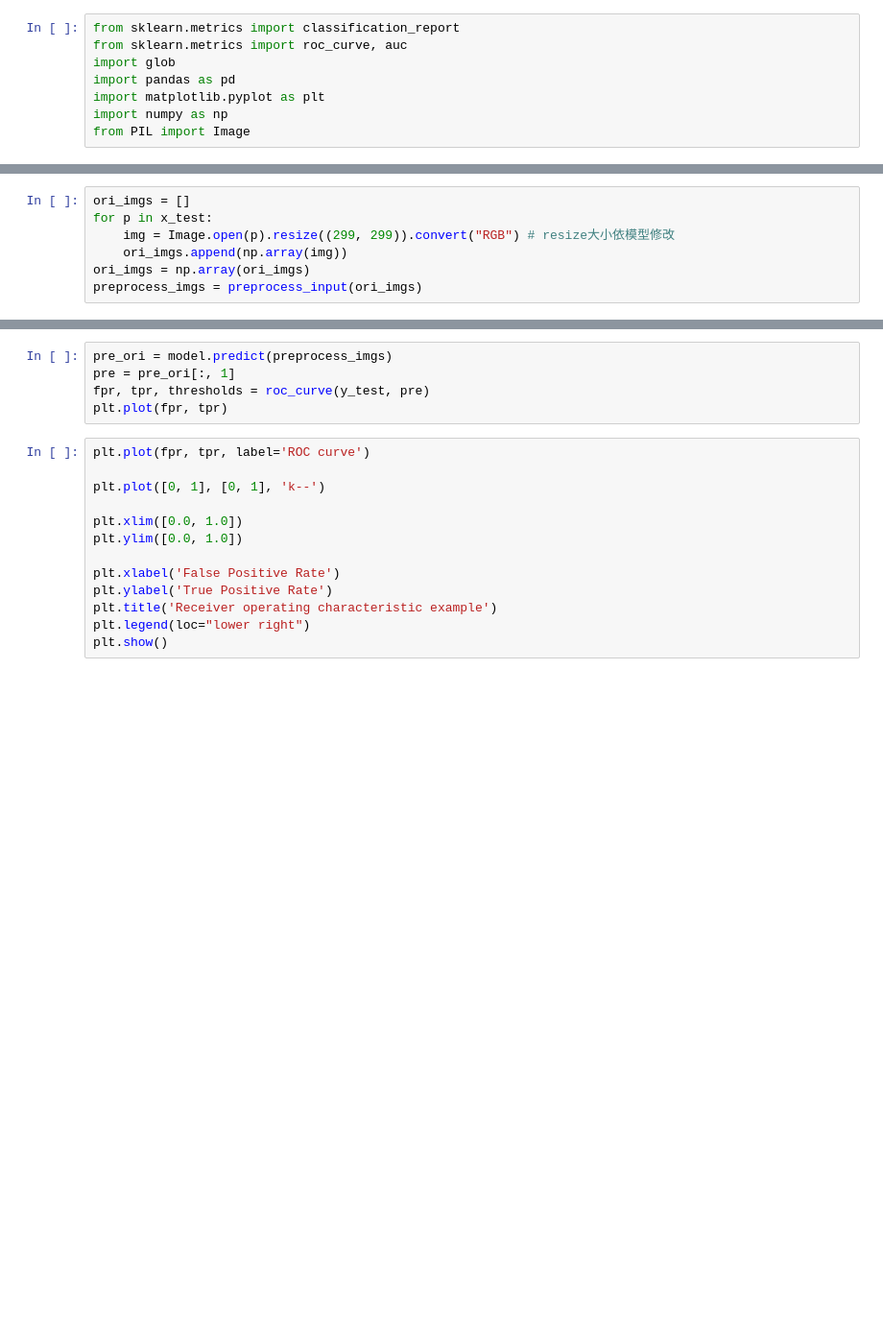
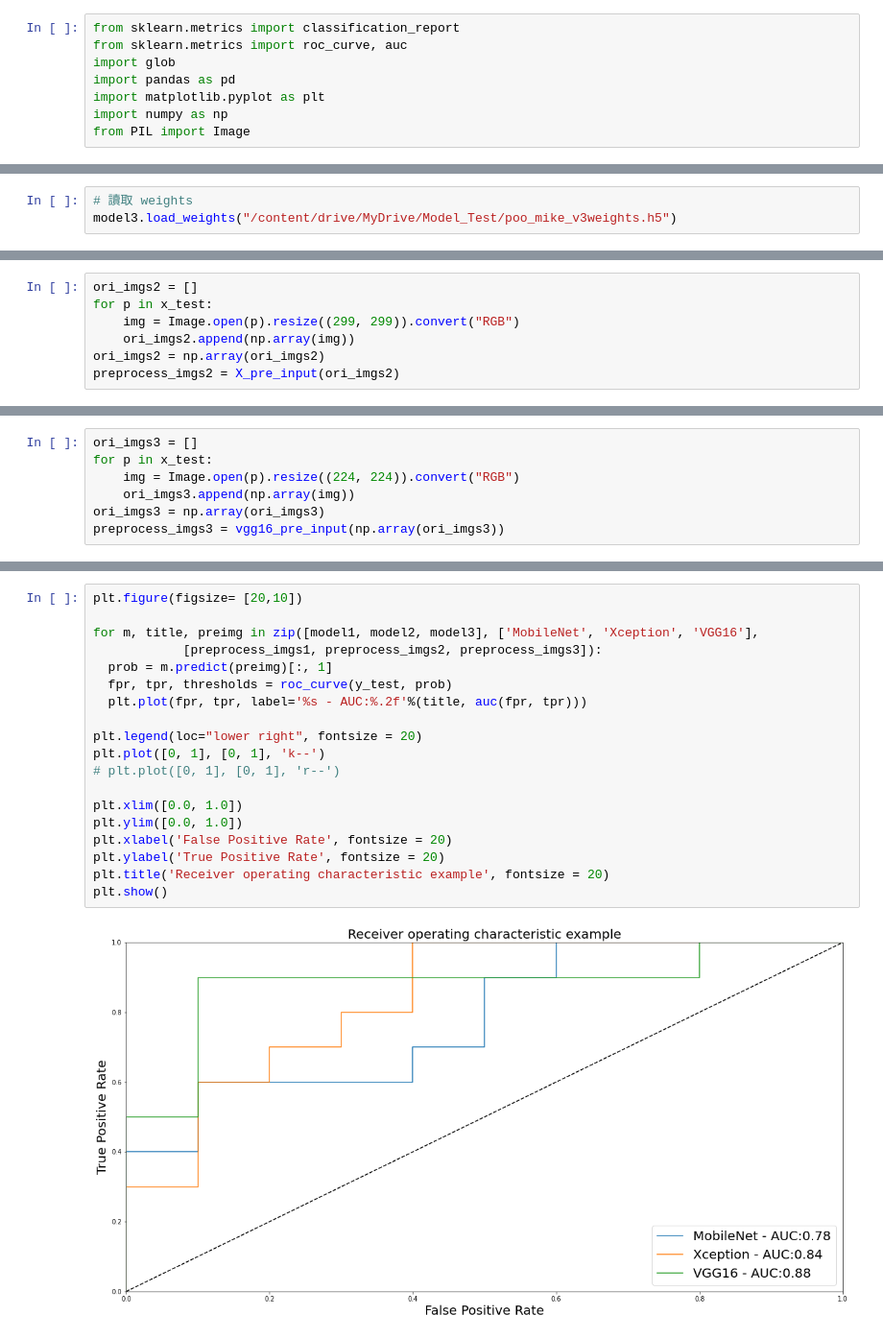
Before and after one commit to JunEden/Tensorflow, a Jupyter notebook: 「圖形呈現_ipynb」的副本.ipynb, the cells around one changed output, grey strips where cells are left out. Shown at 96% size. Cells and saved outputs as stored; diff of their text form; blank space fills up the shorter version.

```diff
--- a/「圖形呈現_ipynb」的副本.ipynb
+++ b/「圖形呈現_ipynb」的副本.ipynb
@@ -10,0 +86,3 @@ from PIL import Image
+# %%
+# 讀取 weights
+model3.load_weights("/content/drive/MyDrive/Model_Test/poo_mike_v3weights.h5")
@@ -11,7 +120,7 @@ from PIL import Image
 # %%
-ori_imgs = []
+ori_imgs2 = []
 for p in x_test:
-    img = Image.open(p).resize((299, 299)).convert("RGB") # resize大小依模型修改
-    ori_imgs.append(np.array(img))
-ori_imgs = np.array(ori_imgs)
-preprocess_imgs = preprocess_input(ori_imgs)
+    img = Image.open(p).resize((299, 299)).convert("RGB")
+    ori_imgs2.append(np.array(img))
+ori_imgs2 = np.array(ori_imgs2)
+preprocess_imgs2 = X_pre_input(ori_imgs2)
@@ -22,0 +129,7 @@ print(classification_report(y_test, preX))
+# %%
+ori_imgs3 = []
+for p in x_test:
+    img = Image.open(p).resize((224, 224)).convert("RGB")
+    ori_imgs3.append(np.array(img))
+ori_imgs3 = np.array(ori_imgs3)
+preprocess_imgs3 = vgg16_pre_input(np.array(ori_imgs3))
@@ -29,18 +198,21 @@ pd.crosstab(y_test, pre, rownames=['實際值'], colnames=['預測值'])
-# %%
-pre_ori = model.predict(preprocess_imgs)
-pre = pre_ori[:, 1]
-fpr, tpr, thresholds = roc_curve(y_test, pre)
-plt.plot(fpr, tpr)
 # %%
-plt.plot(fpr, tpr, label='ROC curve')
+plt.figure(figsize= [20,10])
 
+for m, title, preimg in zip([model1, model2, model3], ['MobileNet', 'Xception', 'VGG16'],
+            [preprocess_imgs1, preprocess_imgs2, preprocess_imgs3]):
+  prob = m.predict(preimg)[:, 1]
+  fpr, tpr, thresholds = roc_curve(y_test, prob)
+  plt.plot(fpr, tpr, label='%s - AUC:%.2f'%(title, auc(fpr, tpr)))
+
+plt.legend(loc="lower right", fontsize = 20)
 plt.plot([0, 1], [0, 1], 'k--')
+# plt.plot([0, 1], [0, 1], 'r--')
 
 plt.xlim([0.0, 1.0])
 plt.ylim([0.0, 1.0])
-
-plt.xlabel('False Positive Rate')
-plt.ylabel('True Positive Rate')
-plt.title('Receiver operating characteristic example')
-plt.legend(loc="lower right")
+plt.xlabel('False Positive Rate', fontsize = 20)
+plt.ylabel('True Positive Rate', fontsize = 20)
+plt.title('Receiver operating characteristic example', fontsize = 20)
 plt.show()
+# %% [output]
+[figure, added]
```
Also changed, not shown: parts of 39 cells of this notebook.
